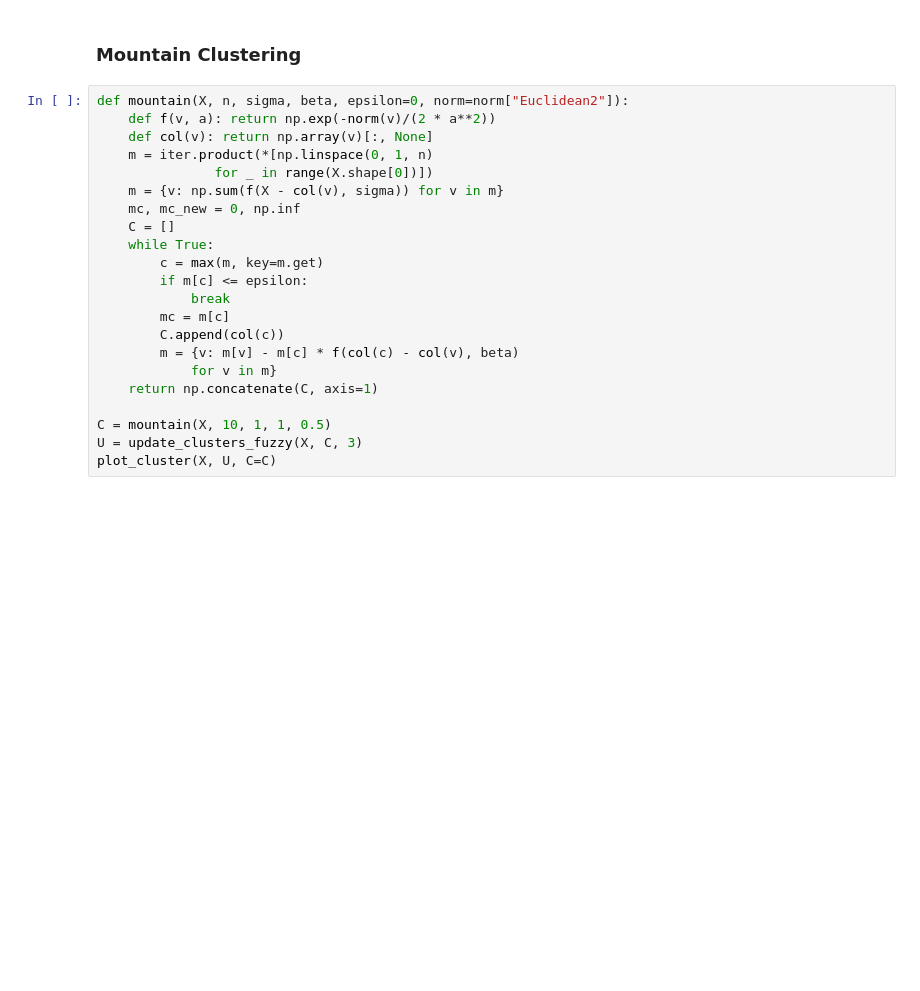
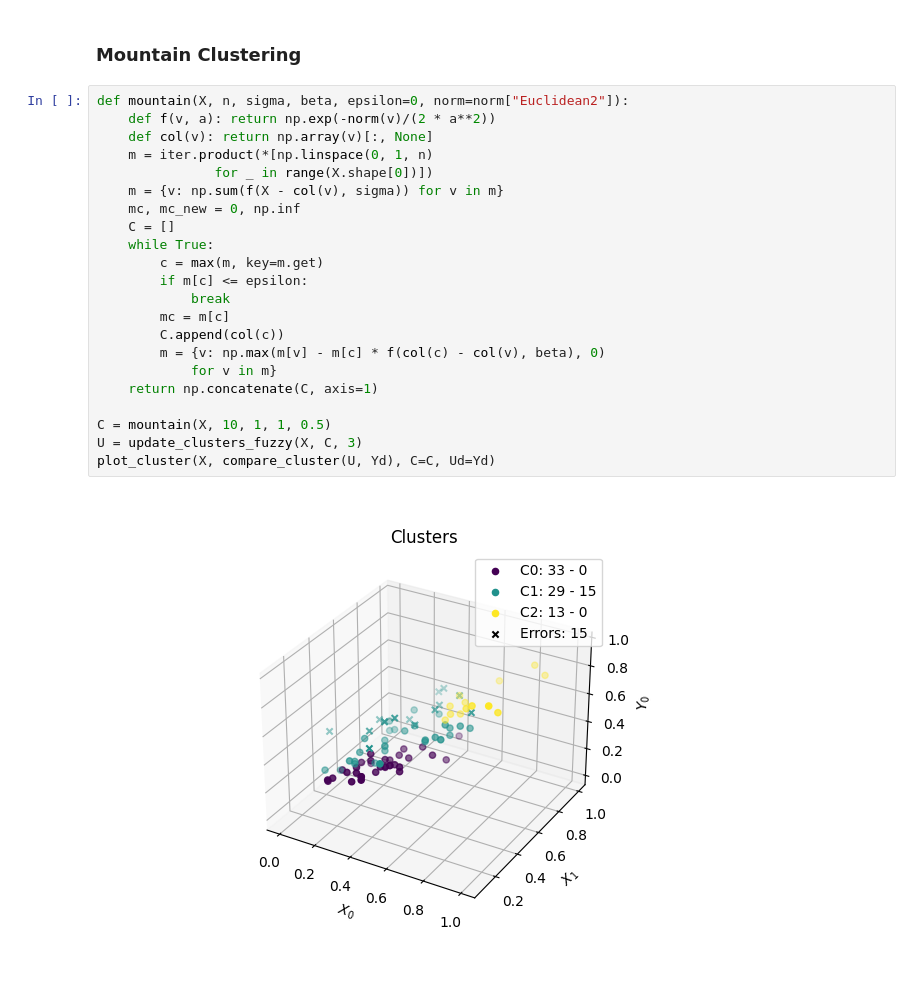
Before and after one commit to aortega0703/AI-pipeline, a Jupyter notebook: pipeline.ipynb, the cells around one changed output. Drawn from its saved outputs; the diff is of its cells as text; blank space fills up the shorter version.

```diff
--- a/pipeline.ipynb
+++ b/pipeline.ipynb
@@ -438,25 +462,27 @@ for name, XY_S in sets_S.items():
 # %%
 def mountain(X, n, sigma, beta, epsilon=0, norm=norm["Euclidean2"]):
     def f(v, a): return np.exp(-norm(v)/(2 * a**2))
     def col(v): return np.array(v)[:, None]
     m = iter.product(*[np.linspace(0, 1, n)
                for _ in range(X.shape[0])])
     m = {v: np.sum(f(X - col(v), sigma)) for v in m}
     mc, mc_new = 0, np.inf
     C = []
     while True:
         c = max(m, key=m.get)
         if m[c] <= epsilon:
             break
         mc = m[c]
         C.append(col(c))
-        m = {v: m[v] - m[c] * f(col(c) - col(v), beta)
+        m = {v: np.max(m[v] - m[c] * f(col(c) - col(v), beta), 0)
             for v in m}
     return np.concatenate(C, axis=1)
 
 C = mountain(X, 10, 1, 1, 0.5)
 U = update_clusters_fuzzy(X, C, 3)
-plot_cluster(X, U, C=C)
+plot_cluster(X, compare_cluster(U, Yd), C=C, Ud=Yd)
+# %% [output]
+[figure, added]
 # %%
 def substractive(X, n, sigma, beta, epsilon=0, norm=norm["Euclidean2"]):
     def f(v, a): return np.exp(-norm(v)/(2 * a**2))
```
Also changed, not shown: parts of 7 cells of this notebook.
